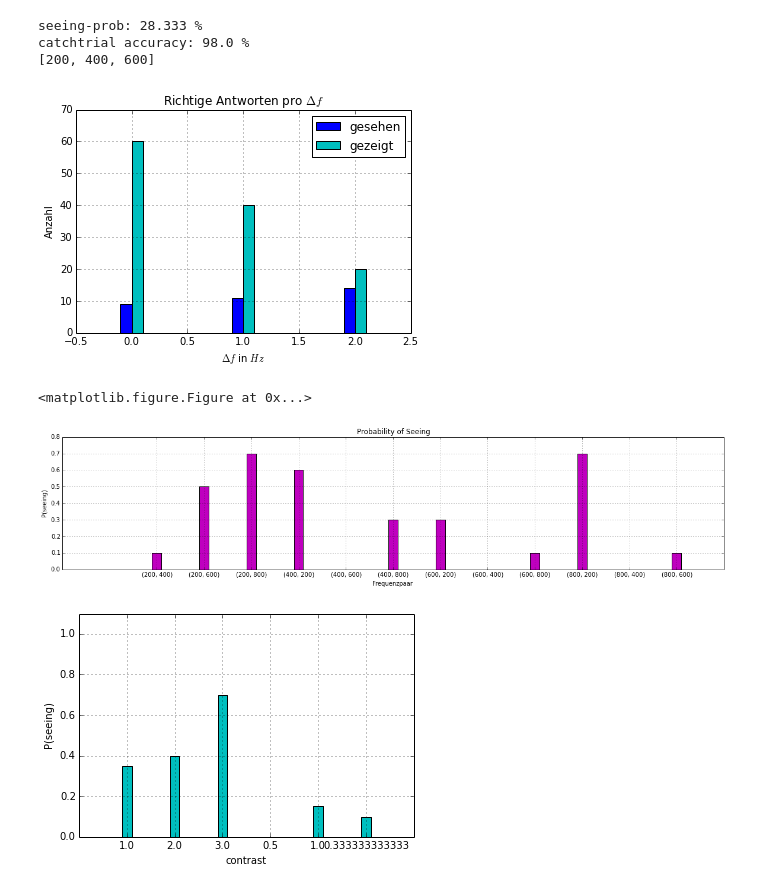
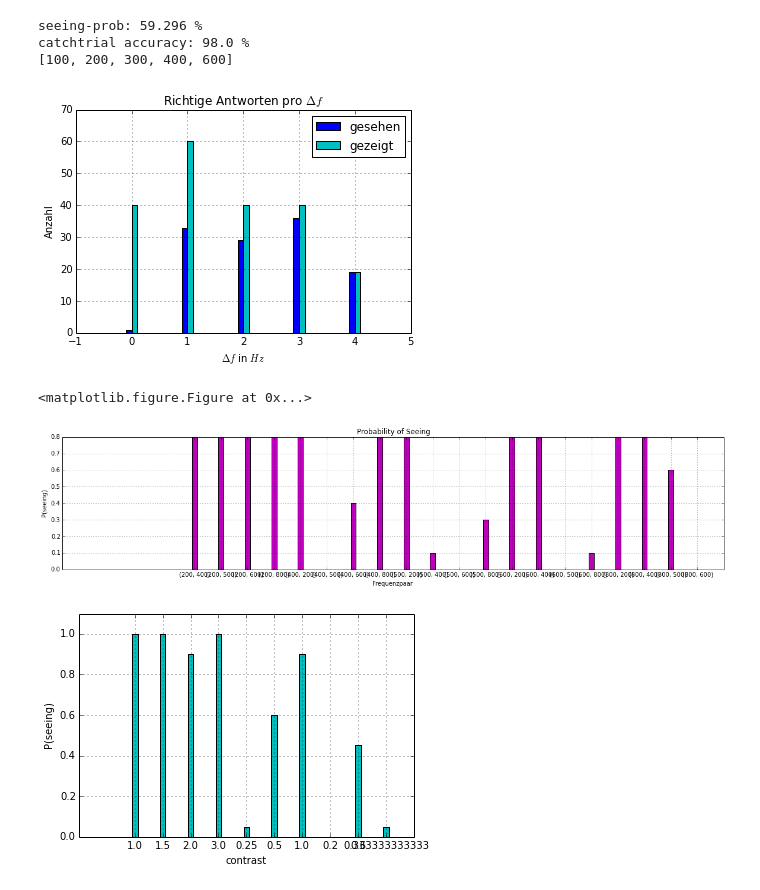
Before and after one commit to wachtlerlab/RWeiss, a Jupyter notebook: Auswertung.ipynb, the cells around one changed output. Drawn from its saved outputs; the diff is of its cells as text; code cells hidden in the pictures.

```diff
--- a/Auswertung.ipynb
+++ b/Auswertung.ipynb
@@ -5,7 +5,7 @@ from operator import add
 
 #Dateiliste erstellen
 files = []
-for filename in glob.glob('/home/weiss/data/C*.csv'):
+for filename in glob.glob('/home/weiss/data/TW*.csv'):
     files.append(filename)
 
 #read files
@@ -71,35 +71,35 @@ figure()
 
 plt.figure(figsize=(20,4))
 p = plt.bar(range(len(d_freqs)), [float(d_freqs[key][1])/d_freqs[key][0] for key in sorted(d_freqs)], align='center', width=.2, color='m')
 plt.xticks(range(len(d_freqs)), sorted(d_freqs))
 plt.ylim(0, .8)
 plt.grid()
 plt.title('Probability of Seeing')
 plt.xlabel('Frequenzpaar')
 plt.ylabel('P(seeing)')
 #plt.tight_layout()
 
 figure()
 
 contrastsum = []
 for key in sorted(d_freqs):
     if key[0]<key[1]:
         contrastsum.append(map(add, d_freqs[key], d_freqs[tuple(reversed(key))]))
 
 contrasts = [float(f[1])/f[0]-1 for f in sorted(d_freqs) if f[0]<f[1]]
 contrastplot = plt.bar(range(len(contrasts)), [(float(item[1])/item[0]) for item in contrastsum], align='center', width=.2, color='c')
 plt.xticks(range(len(contrasts)), contrasts)
 plt.grid()
 plt.ylim(0, 1.1)
 plt.xlabel('contrast')
 plt.ylabel('P(seeing)')
 
 print list(sorted(d_delta))
 # %% [output]
-seeing-prob: 28.333 %
+seeing-prob: 59.296 %
 catchtrial accuracy: 98.0 %
-[200, 400, 600]
+[100, 200, 300, 400, 600]
-[figure, old version]
+[figure, new version]
 <matplotlib.figure.Figure at 0x...>
-[figure, old version]
+[figure, new version]
-[figure, old version]
+[figure, new version]
```
Also changed, not shown: 6 other files.
